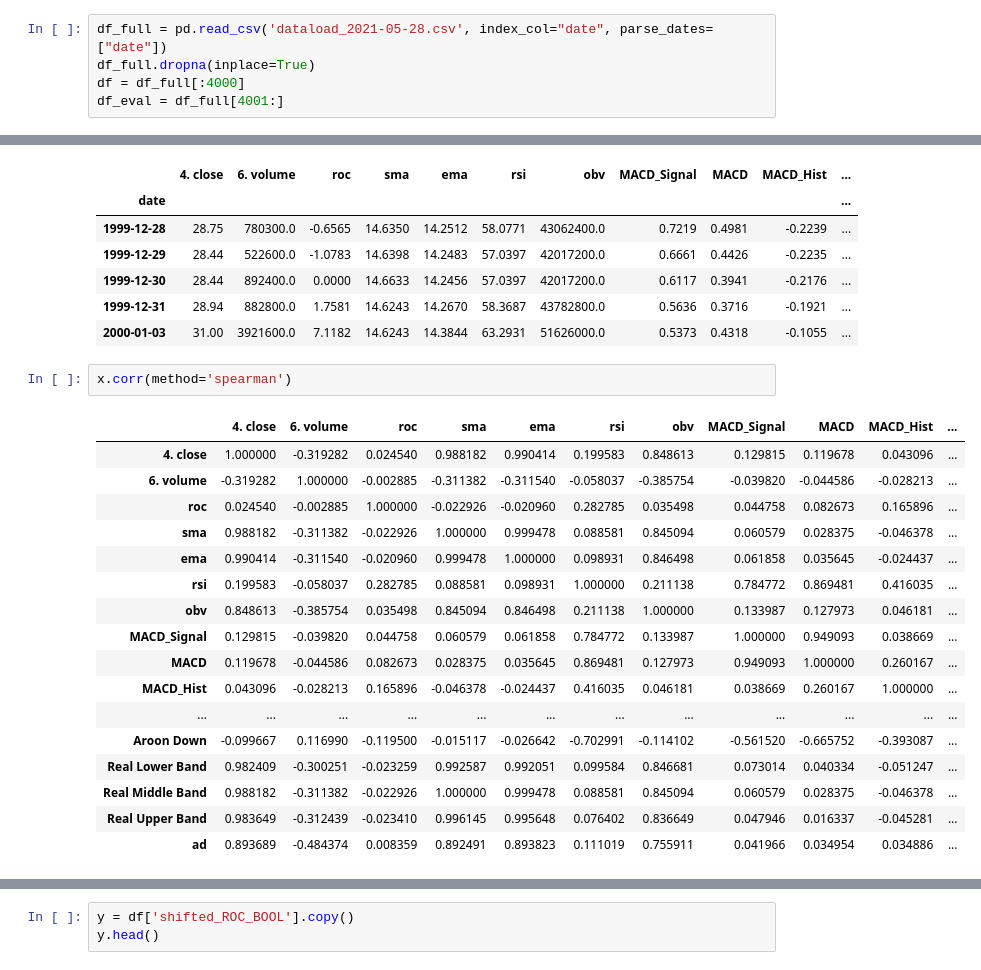
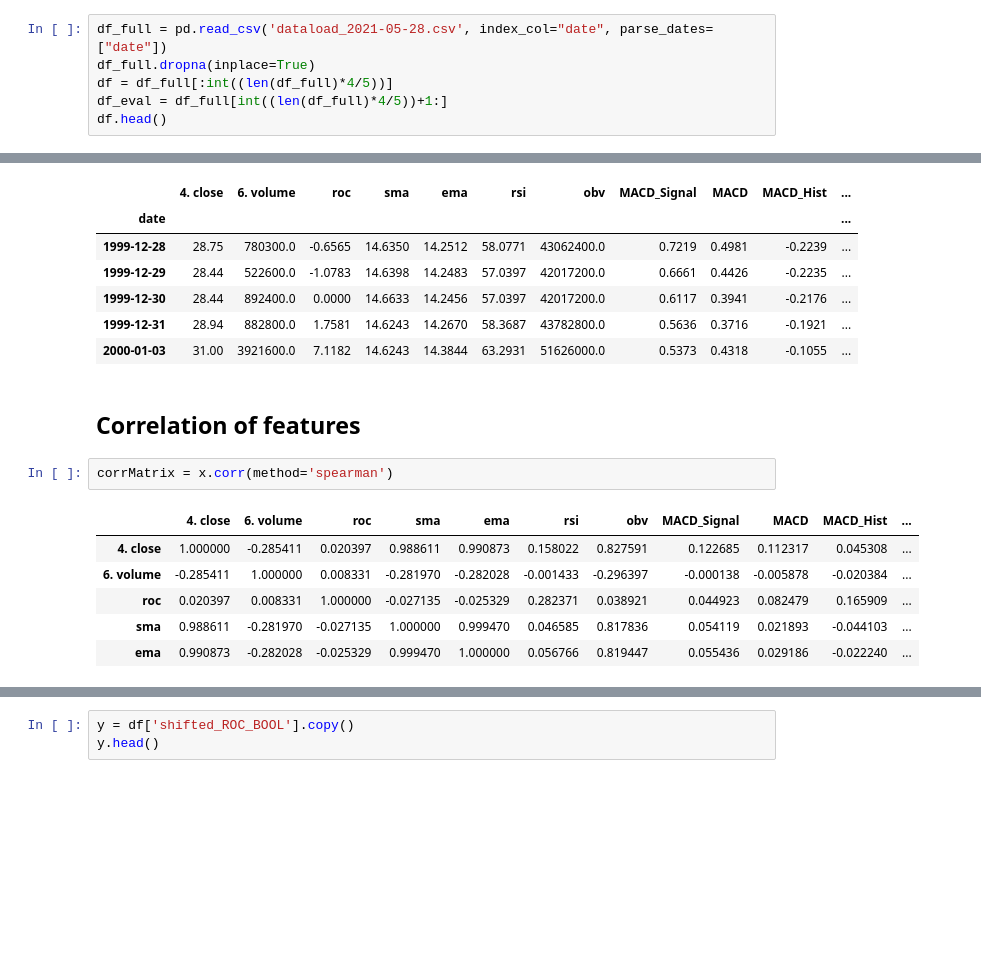
Before and after one commit to aitabot/xgboost_playground, a Jupyter notebook: Playground_Feedback2.ipynb, the cells around one changed output, grey strips where cells are left out. Cells and saved outputs as stored; diff of their text form; blank space fills up the shorter version.

```diff
--- a/Playground_Feedback2.ipynb
+++ b/Playground_Feedback2.ipynb
@@ -7,5 +12,6 @@ from sklearn.model_selection import train_test_split
 # %%
 df_full = pd.read_csv('dataload_2021-05-28.csv', index_col="date", parse_dates=["date"])
 df_full.dropna(inplace=True)
-df = df_full[:4000]
-df_eval = df_full[4001:]
+df = df_full[:int((len(df_full)*4/5))]
+df_eval = df_full[int((len(df_full)*4/5))+1:]
+df.head()
@@ -24,23 +39,14 @@ x.head()
 | 1999-12-30 | 28.44 | 892400.0 | 0.0000 | 14.6633 | 14.2456 | 57.0397 | 42017200.0 | 0.6117 | 0.3941 | -0.2176 | ... |
 | 1999-12-31 | 28.94 | 882800.0 | 1.7581 | 14.6243 | 14.2670 | 58.3687 | 43782800.0 | 0.5636 | 0.3716 | -0.1921 | ... |
 | 2000-01-03 | 31.00 | 3921600.0 | 7.1182 | 14.6243 | 14.3844 | 63.2931 | 51626000.0 | 0.5373 | 0.4318 | -0.1055 | ... |
+# %% [markdown]
+## Correlation of features
 # %%
-x.corr(method='spearman')
+corrMatrix = x.corr(method='spearman')
 # %% [output]
 |  | 4. close | 6. volume | roc | sma | ema | rsi | obv | MACD_Signal | MACD | MACD_Hist | ... |
-| 4. close | 1.000000 | -0.319282 | 0.024540 | 0.988182 | 0.990414 | 0.199583 | 0.848613 | 0.129815 | 0.119678 | 0.043096 | ... |
-| 6. volume | -0.319282 | 1.000000 | -0.002885 | -0.311382 | -0.311540 | -0.058037 | -0.385754 | -0.039820 | -0.044586 | -0.028213 | ... |
-| roc | 0.024540 | -0.002885 | 1.000000 | -0.022926 | -0.020960 | 0.282785 | 0.035498 | 0.044758 | 0.082673 | 0.165896 | ... |
-| sma | 0.988182 | -0.311382 | -0.022926 | 1.000000 | 0.999478 | 0.088581 | 0.845094 | 0.060579 | 0.028375 | -0.046378 | ... |
-| ema | 0.990414 | -0.311540 | -0.020960 | 0.999478 | 1.000000 | 0.098931 | 0.846498 | 0.061858 | 0.035645 | -0.024437 | ... |
-| rsi | 0.199583 | -0.058037 | 0.282785 | 0.088581 | 0.098931 | 1.000000 | 0.211138 | 0.784772 | 0.869481 | 0.416035 | ... |
-| obv | 0.848613 | -0.385754 | 0.035498 | 0.845094 | 0.846498 | 0.211138 | 1.000000 | 0.133987 | 0.127973 | 0.046181 | ... |
-| MACD_Signal | 0.129815 | -0.039820 | 0.044758 | 0.060579 | 0.061858 | 0.784772 | 0.133987 | 1.000000 | 0.949093 | 0.038669 | ... |
-| MACD | 0.119678 | -0.044586 | 0.082673 | 0.028375 | 0.035645 | 0.869481 | 0.127973 | 0.949093 | 1.000000 | 0.260167 | ... |
-| MACD_Hist | 0.043096 | -0.028213 | 0.165896 | -0.046378 | -0.024437 | 0.416035 | 0.046181 | 0.038669 | 0.260167 | 1.000000 | ... |
-| ... | ... | ... | ... | ... | ... | ... | ... | ... | ... | ... | ... |
-| Aroon Down | -0.099667 | 0.116990 | -0.119500 | -0.015117 | -0.026642 | -0.702991 | -0.114102 | -0.561520 | -0.665752 | -0.393087 | ... |
-| Real Lower Band | 0.982409 | -0.300251 | -0.023259 | 0.992587 | 0.992051 | 0.099584 | 0.846681 | 0.073014 | 0.040334 | -0.051247 | ... |
-| Real Middle Band | 0.988182 | -0.311382 | -0.022926 | 1.000000 | 0.999478 | 0.088581 | 0.845094 | 0.060579 | 0.028375 | -0.046378 | ... |
-| Real Upper Band | 0.983649 | -0.312439 | -0.023410 | 0.996145 | 0.995648 | 0.076402 | 0.836649 | 0.047946 | 0.016337 | -0.045281 | ... |
-| ad | 0.893689 | -0.484374 | 0.008359 | 0.892491 | 0.893823 | 0.111019 | 0.755911 | 0.041966 | 0.034954 | 0.034886 | ... |
+| 4. close | 1.000000 | -0.285411 | 0.020397 | 0.988611 | 0.990873 | 0.158022 | 0.827591 | 0.122685 | 0.112317 | 0.045308 | ... |
+| 6. volume | -0.285411 | 1.000000 | 0.008331 | -0.281970 | -0.282028 | -0.001433 | -0.296397 | -0.000138 | -0.005878 | -0.020384 | ... |
+| roc | 0.020397 | 0.008331 | 1.000000 | -0.027135 | -0.025329 | 0.282371 | 0.038921 | 0.044923 | 0.082479 | 0.165909 | ... |
+| sma | 0.988611 | -0.281970 | -0.027135 | 1.000000 | 0.999470 | 0.046585 | 0.817836 | 0.054119 | 0.021893 | -0.044103 | ... |
+| ema | 0.990873 | -0.282028 | -0.025329 | 0.999470 | 1.000000 | 0.056766 | 0.819447 | 0.055436 | 0.029186 | -0.022240 | ... |
```
Also changed, not shown: parts of 9 cells of this notebook, 1 other file.
